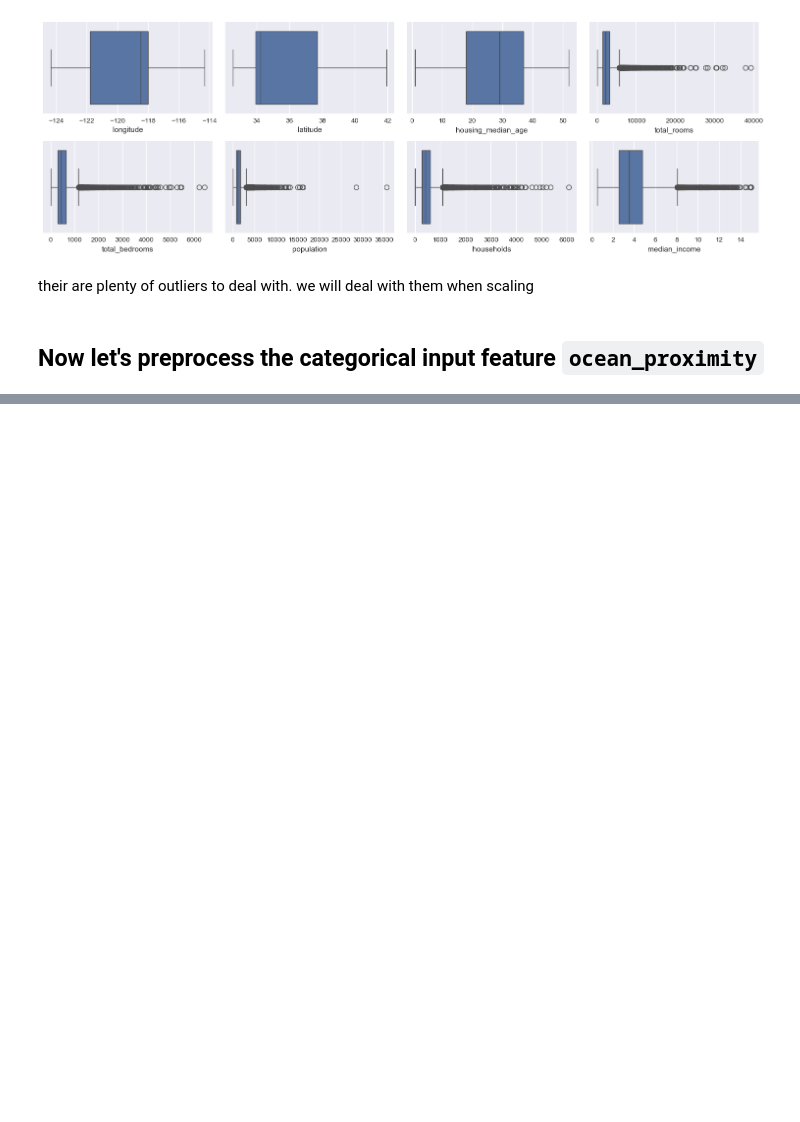
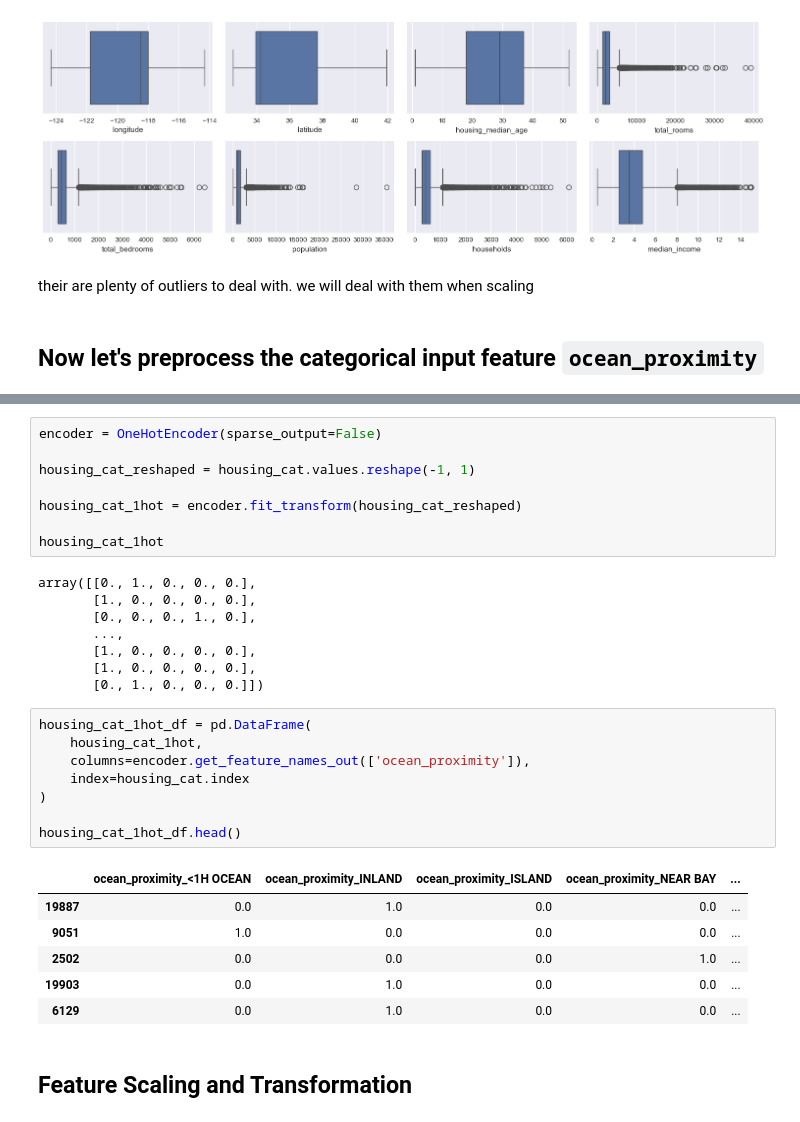
Before and after one commit to nayana-sisil/house_prediction, a Jupyter notebook: EndtoEnd.ipynb, the cells around one changed output, grey strips where cells are left out. Saved outputs shown, nothing was run; the diff lists cells and outputs as text; blank space fills up the shorter version.

```diff
--- a/EndtoEnd.ipynb
+++ b/EndtoEnd.ipynb
@@ -427,0 +445,33 @@ their are plenty of outliers to deal with. we will deal with them when scaling
+# %%
+encoder = OneHotEncoder(sparse_output=False)
+
+housing_cat_reshaped = housing_cat.values.reshape(-1, 1)
+
+housing_cat_1hot = encoder.fit_transform(housing_cat_reshaped)
+
+housing_cat_1hot
+# %% [output]
+array([[0., 1., 0., 0., 0.],
+       [1., 0., 0., 0., 0.],
+       [0., 0., 0., 1., 0.],
+       ...,
+       [1., 0., 0., 0., 0.],
+       [1., 0., 0., 0., 0.],
+       [0., 1., 0., 0., 0.]])
+# %%
+housing_cat_1hot_df = pd.DataFrame(
+    housing_cat_1hot,
+    columns=encoder.get_feature_names_out(['ocean_proximity']),
+    index=housing_cat.index
+)
+
+housing_cat_1hot_df.head()
+# %% [output]
+|  | ocean_proximity_<1H OCEAN | ocean_proximity_INLAND | ocean_proximity_ISLAND | ocean_proximity_NEAR BAY | ... |
+| 19887 | 0.0 | 1.0 | 0.0 | 0.0 | ... |
+| 9051 | 1.0 | 0.0 | 0.0 | 0.0 | ... |
+| 2502 | 0.0 | 0.0 | 0.0 | 1.0 | ... |
+| 19903 | 0.0 | 1.0 | 0.0 | 0.0 | ... |
+| 6129 | 0.0 | 1.0 | 0.0 | 0.0 | ... |
+# %% [markdown]
+## Feature Scaling and Transformation
```
Also changed, not shown: parts of 4 cells of this notebook.
